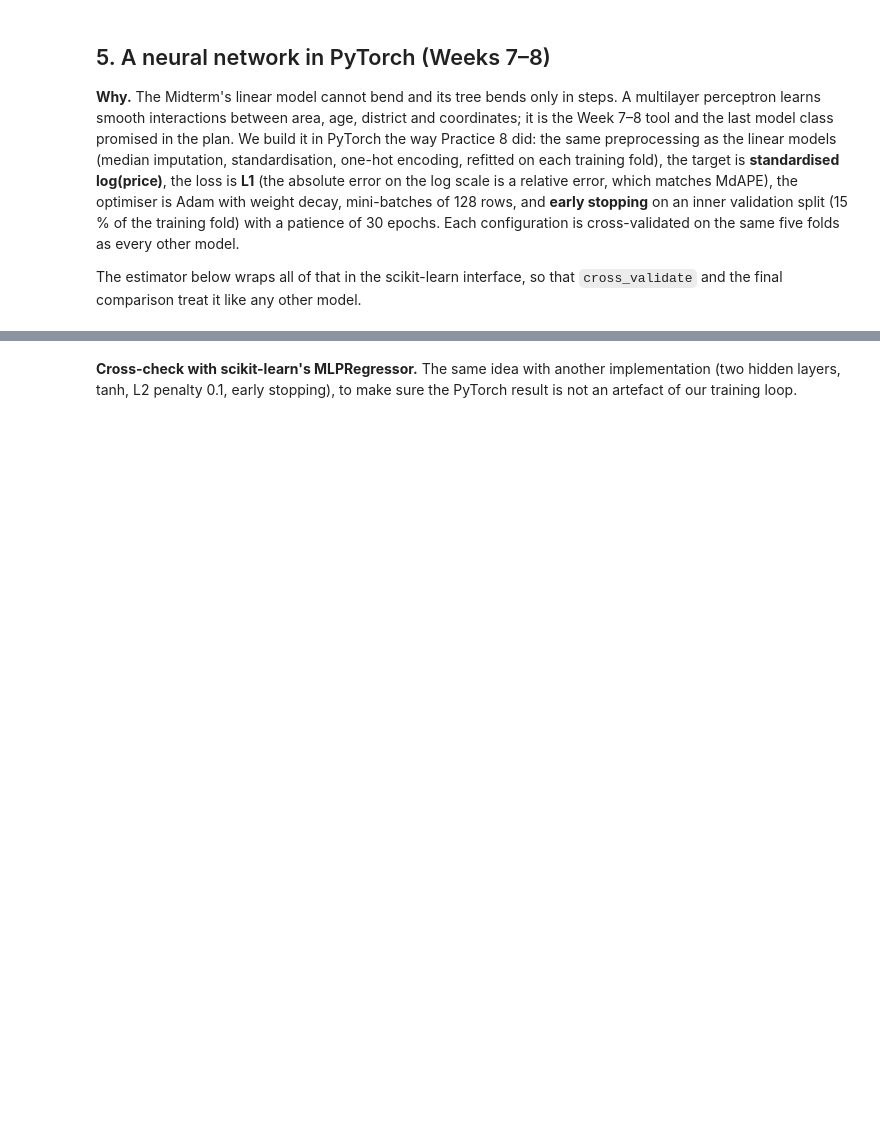
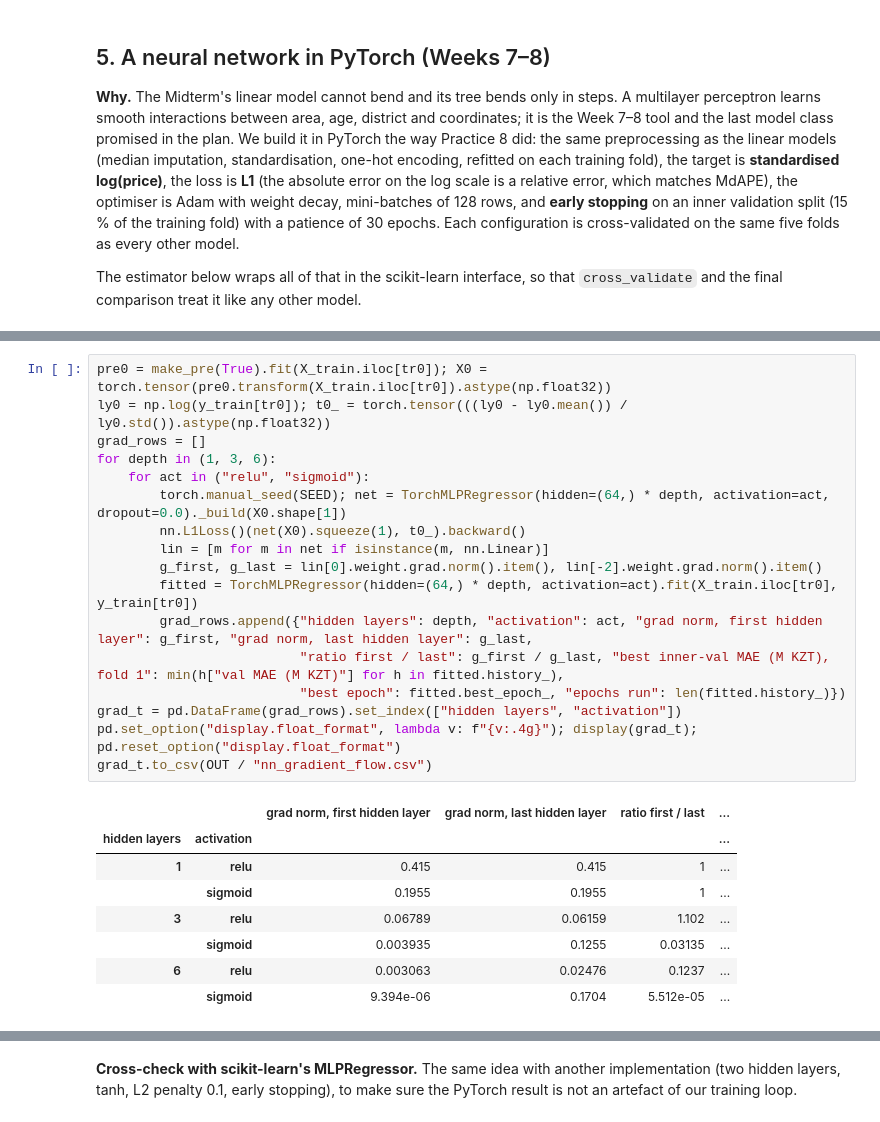
Before and after one commit to Newterios/mla_midtem, a Jupyter notebook: Endterm_SE-2424_Balgabekov_Kaiyrbekuly.ipynb, the cells around one changed output, grey strips where cells are left out. Saved outputs shown, nothing was run; the diff lists cells and outputs as text; blank space fills up the shorter version.

```diff
--- a/Endterm_SE-2424_Balgabekov_Kaiyrbekuly.ipynb
+++ b/Endterm_SE-2424_Balgabekov_Kaiyrbekuly.ipynb
@@ -731,0 +735,26 @@ NN: 128-64, lr = 0.05 (too high)               CV MAE 9.43 ± 0.55 M  MdAPE 12.6
+# %%
+pre0 = make_pre(True).fit(X_train.iloc[tr0]); X0 = torch.tensor(pre0.transform(X_train.iloc[tr0]).astype(np.float32))
+ly0 = np.log(y_train[tr0]); t0_ = torch.tensor(((ly0 - ly0.mean()) / ly0.std()).astype(np.float32))
+grad_rows = []
+for depth in (1, 3, 6):
+    for act in ("relu", "sigmoid"):
+        torch.manual_seed(SEED); net = TorchMLPRegressor(hidden=(64,) * depth, activation=act, dropout=0.0)._build(X0.shape[1])
+        nn.L1Loss()(net(X0).squeeze(1), t0_).backward()
+        lin = [m for m in net if isinstance(m, nn.Linear)]
+        g_first, g_last = lin[0].weight.grad.norm().item(), lin[-2].weight.grad.norm().item()
+        fitted = TorchMLPRegressor(hidden=(64,) * depth, activation=act).fit(X_train.iloc[tr0], y_train[tr0])
+        grad_rows.append({"hidden layers": depth, "activation": act, "grad norm, first hidden layer": g_first, "grad norm, last hidden layer": g_last,
+                          "ratio first / last": g_first / g_last, "best inner-val MAE (M KZT), fold 1": min(h["val MAE (M KZT)"] for h in fitted.history_),
+                          "best epoch": fitted.best_epoch_, "epochs run": len(fitted.history_)})
+grad_t = pd.DataFrame(grad_rows).set_index(["hidden layers", "activation"])
+pd.set_option("display.float_format", lambda v: f"{v:.4g}"); display(grad_t); pd.reset_option("display.float_format")
+grad_t.to_csv(OUT / "nn_gradient_flow.csv")
+# %% [output]
+|  |  | grad norm, first hidden layer | grad norm, last hidden layer | ratio first / last | ... |
+| hidden layers | activation |  |  |  | ... |
+| 1 | relu | 0.415 | 0.415 | 1 | ... |
+|  | sigmoid | 0.1955 | 0.1955 | 1 | ... |
+| 3 | relu | 0.06789 | 0.06159 | 1.102 | ... |
+|  | sigmoid | 0.003935 | 0.1255 | 0.03135 | ... |
+| 6 | relu | 0.003063 | 0.02476 | 0.1237 | ... |
+|  | sigmoid | 9.394e-06 | 0.1704 | 5.512e-05 | ... |
```
Also changed, not shown: parts of 29 cells of this notebook, 11 other files.
